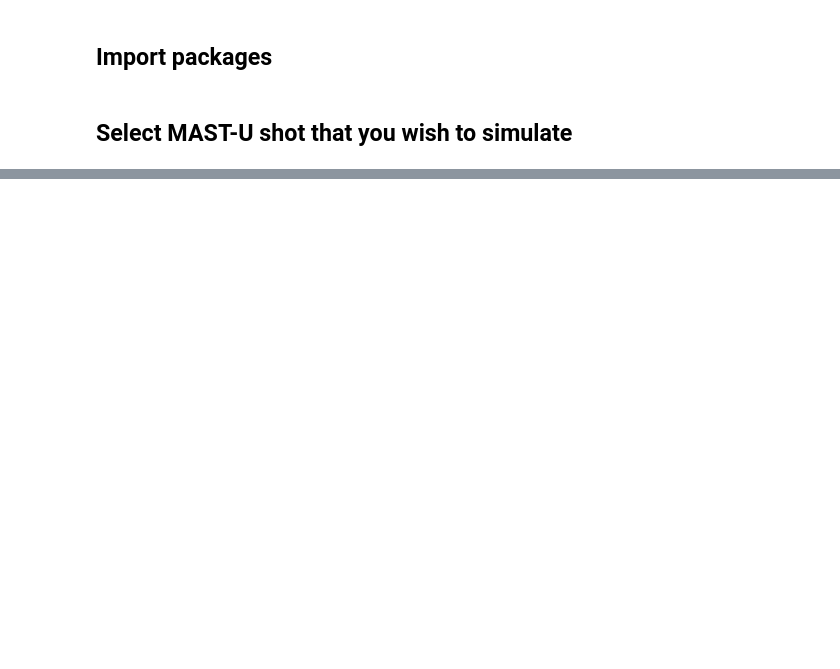
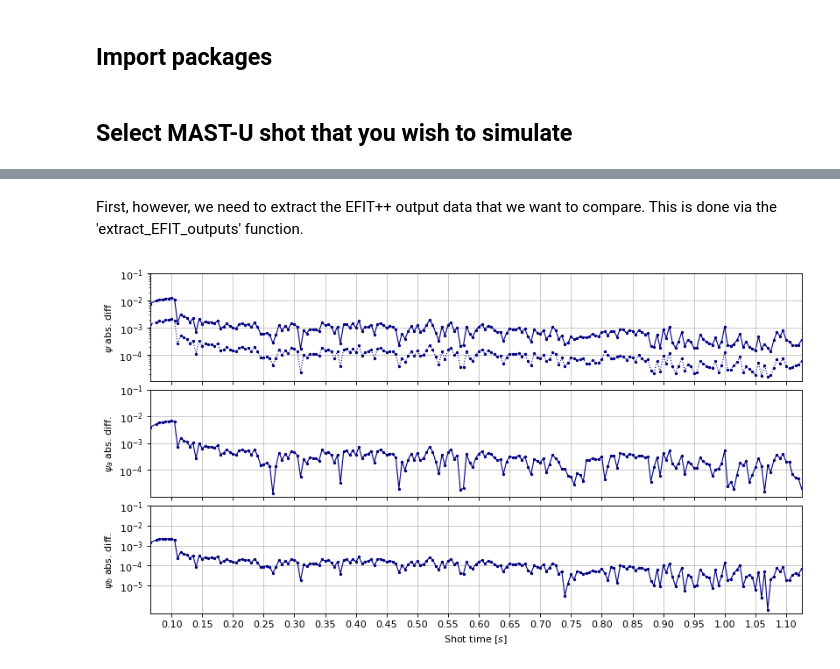
Before and after one commit to FusionComputingLab/freegsnke, a Jupyter notebook: examples/example_3 - simulate_mastu_shot.ipynb, the cells around one changed output, grey strips where cells are left out. Cells and saved outputs as stored; diff of their text form; code cells hidden in the pictures; blank space fills up the shorter version.

```diff
--- a/examples/example_3 - simulate_mastu_shot.ipynb
+++ b/examples/example_3 - simulate_mastu_shot.ipynb
@@ -309,0 +164,4 @@ print(alpha_m, alpha_n, beta_0)
+# %%
+time_indices = time_indices[0:-1]
+times = efit_times[time_indices]
+n = len(times)
@@ -309,0 +175,13 @@ print(alpha_m, alpha_n, beta_0)
+# %%
+# equilibrium object (note that both nx and ny have to be of the form 2**n + 1 with n being an integer)
+eq = equilibrium_update.Equilibrium(
+tokamak=tokamak,             # sets up the object with the MAST-U tokamak
+Rmin=0.06, Rmax=2.0,         # computational grid radial limits (same as EFIT++)
+Zmin=-2.2, Zmax=2.2,         # computational grid vertical limits (same as EFIT)
+nx=65,                       # number of grid points in the radial direction
+ny=65,                       # number of grid points in the vertical direction
+psi=None                     # initial guess for the plasma flux (can provide one if available)
+)
+# %%
+# static solver object (used for solving later on)
+solver = GSstaticsolver.NKGSsolver(eq)
@@ -309,0 +293,54 @@ print(alpha_m, alpha_n, beta_0)
+# %% [markdown]
+First, however, we need to extract the EFIT++ output data that we want to compare. This is done via the 'extract_EFIT_outputs' function.
+# %%
+efit_psi_total, efit_psi_axis, efit_psi_boundary, efit_jtor, efit_magnetic_axis, efit_midplane_inner_outer_radii, efit_x_points, efit_pprime, efit_ffprime, efit_strike_points = extract_EFIT_outputs(client=client, shot=shot, time_indices=time_indices)
+# %%
+# PSI QUANTITIES
+# -------------
+psi_total_err = np.zeros(n)
+psi_total_err_med = np.zeros(n)
+psi_axis_err = np.zeros(n)
+psi_bndry_err = np.zeros(n)
+for i in range(0, n):
+    psi_total_err[i] = np.max(np.abs(freegsnke_eqs[i].psi() - efit_psi_total[i,:,:]))
+    psi_total_err_med[i] = np.median(np.abs(freegsnke_eqs[i].psi() - efit_psi_total[i,:,:]))
+    psi_axis_err[i] = np.abs(freegsnke_eqs[i].psi_axis - efit_psi_axis[i])
+    psi_bndry_err[i] = np.abs(freegsnke_eqs[i].psi_bndry - efit_psi_boundary[i])
+
+
+fig1, (ax1, ax2, ax3) = plt.subplots(3, 1, figsize=(12, 6.3), dpi=80)
+plt.subplots_adjust(hspace=0.08)  # Adjust the horizontal space between subplots
+
+ax1.grid(zorder=0, alpha=0.75)
+ax1.plot(times, psi_total_err, color='navy',  linewidth=1, marker='.', markersize=4, label='FreeGSNKE', zorder=10)
+ax1.plot(times, psi_total_err_med, color='navy', linestyle='dotted', linewidth=1, marker='.', markersize=4, zorder=10)
+ax1.set_ylabel(r'$\psi$ abs. diff')
+ax1.set_yscale('log')
+ax1.set_xticks(np.arange(0,max(times)+0.1, 0.05))
+ax1.set_yticks([1e-4, 1e-3, 1e-2, 1e-1])
+ax1.set_xticklabels([])
+ax1.set_xlim(min(times), max(times))
+ax1.set_axisbelow(True)
+
+ax2.grid(zorder=0, alpha=0.75)
+ax2.plot(times, psi_axis_err, color='navy', marker='.', markersize=4, linewidth=1, label='FreeGSNKE', zorder=10)
+ax2.set_ylabel(r'$\psi_a$ abs. diff.')
+ax2.set_yscale('log')
+ax2.set_xticks(np.arange(0,max(times)+0.1,0.05))
+ax2.set_yticks([1e-4, 1e-3, 1e-2, 1e-1])
+ax2.set_xticklabels([])
+ax2.set_xlim(min(times), max(times))
+ax2.set_axisbelow(True)
+
+ax3.grid(zorder=0, alpha=0.75)
+ax3.plot(times, psi_bndry_err, color='navy', marker='.', markersize=4, linewidth=1, label='FreeGSNKE', zorder=10)
+ax3.set_xlabel(r'Shot time [$s$]')
+ax3.set_ylabel(r'$\psi_b$ abs. diff.')
+ax3.set_yscale('log')
+ax3.set_xticks(np.arange(0,max(times)+0.1,0.05))
+ax3.set_yticks([1e-5, 1e-4, 1e-3, 1e-2, 1e-1])
+ax3.set_xlim(min(times), max(times))
+ax3.set_axisbelow(True)
+plt.show()
+# %% [output]
+[figure, added]
```
Also changed, not shown: parts of 61 cells of this notebook, 4 other files.
